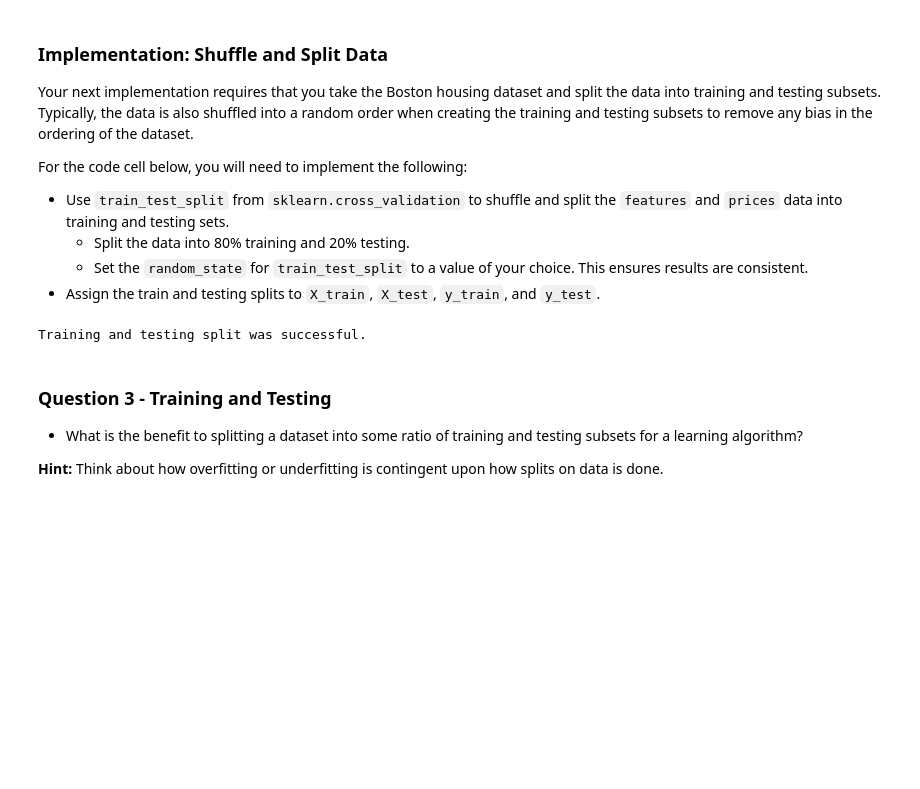
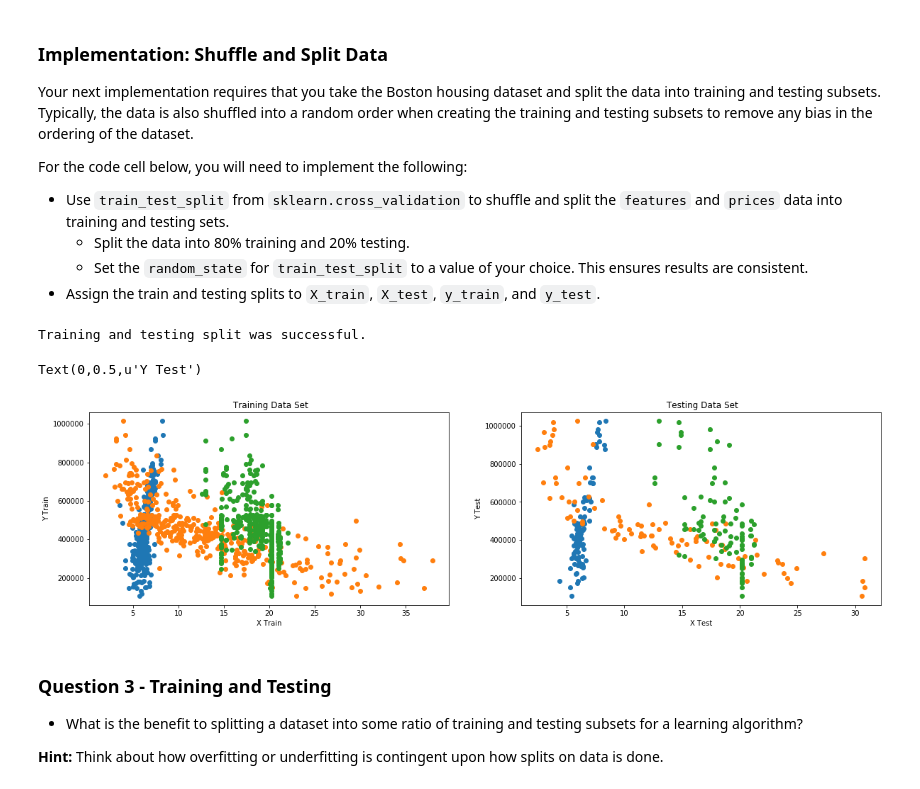
Before and after one commit to thomas-choi/boston_housing, a Jupyter notebook: boston_housing.ipynb, the cells around one changed output. Drawn from its saved outputs; the diff is of its cells as text; code cells hidden in the pictures; blank space fills up the shorter version.

```diff
--- a/boston_housing.ipynb
+++ b/boston_housing.ipynb
@@ -174,6 +194,26 @@ X_train, X_test, y_train, y_test = train_test_split(features, prices, test_size=
 print "Training and testing split was successful."
 # %% [output]
 Training and testing split was successful.
+# %%
+"""
+ Visualize the Training and Testing data after split
+"""
+
+plt.figure(figsize=(20,5))
+plt.subplot(1,2,1)
+plt.plot(X_train, y_train, 'o')
+plt.title(' Training Data Set')
+plt.xlabel('X Train')
+plt.ylabel('Y Train')
+
+plt.subplot(1,2,2)
+plt.plot(X_test, y_test, 'o')
+plt.title(' Testing Data Set')
+plt.xlabel('X Test')
+plt.ylabel('Y Test')
+# %% [output]
+Text(0,0.5,u'Y Test')
+[figure, added]
 # %% [markdown]
 ### Question 3 - Training and Testing
 
```
Also changed, not shown: parts of 14 cells of this notebook, 1 other file.
